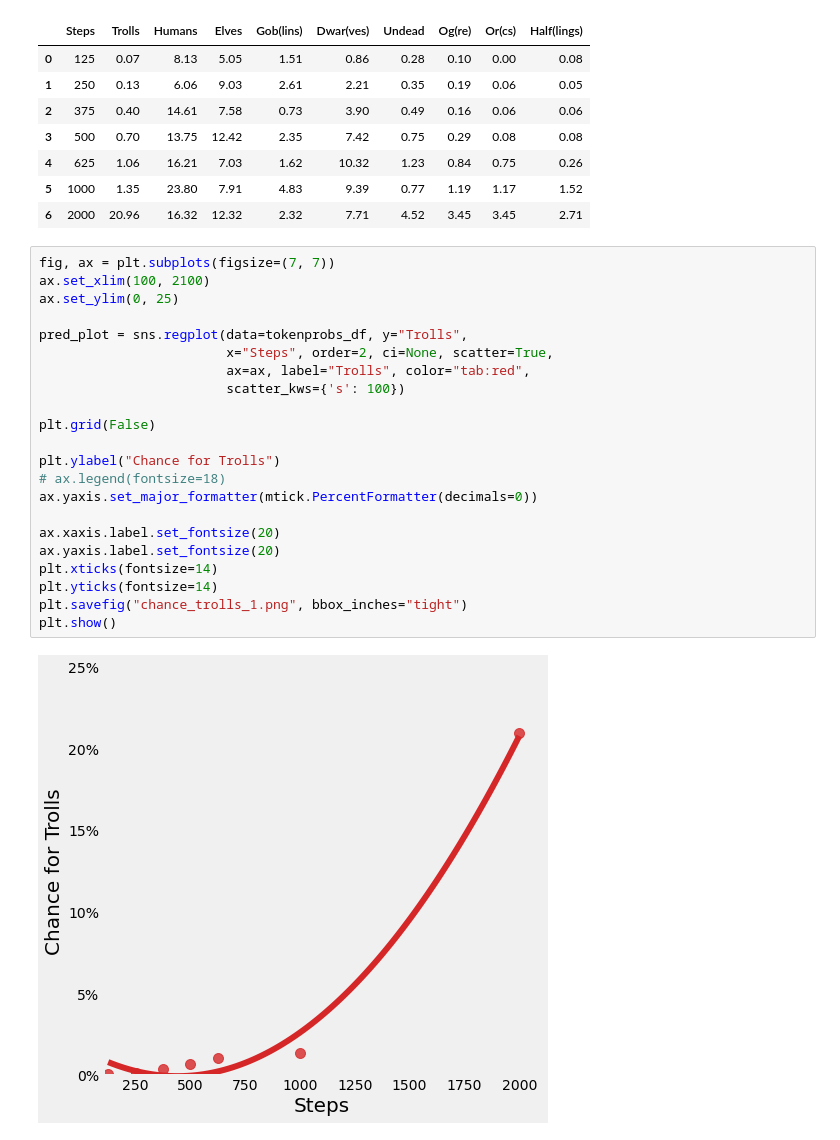
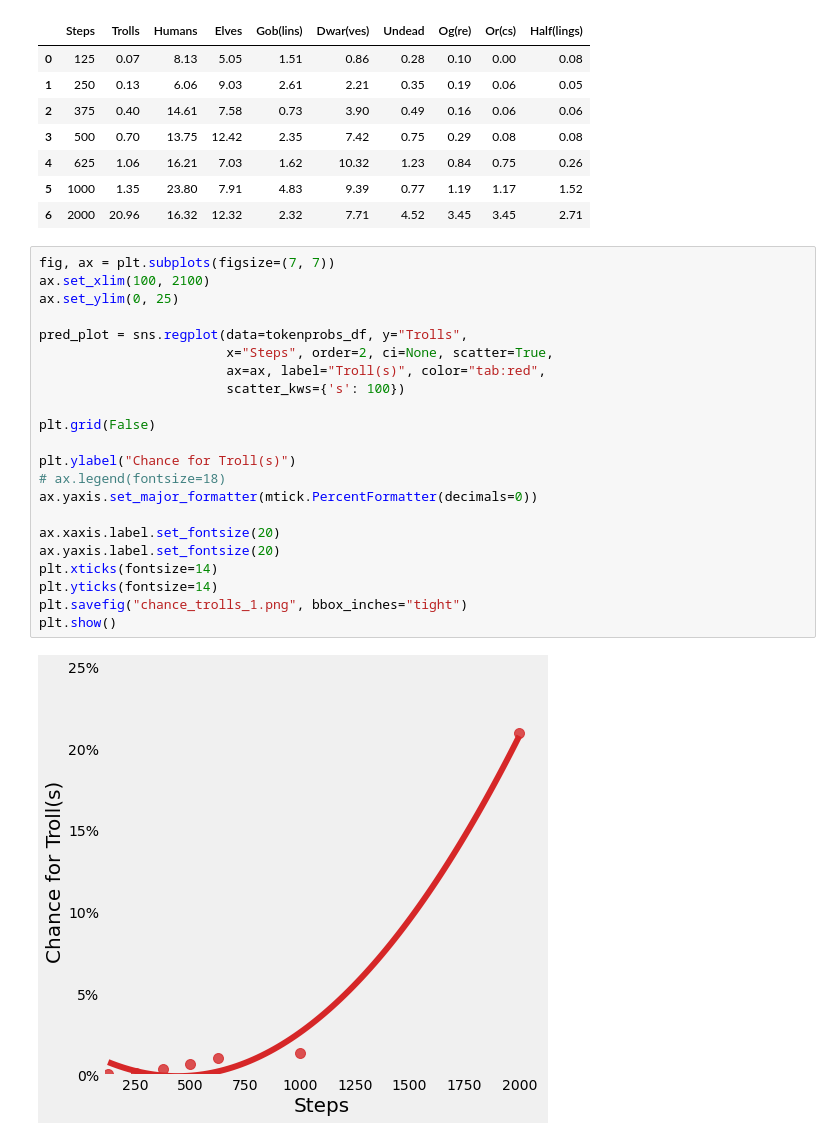
Before and after one commit to TravelingRobot/NAI_Community_Research, a Jupyter notebook: module_studies/fb_encounters/FB Encounters.ipynb, the cells around one changed output. Saved outputs shown, nothing was run; the diff lists cells and outputs as text.

```diff
--- a/module_studies/fb_encounters/FB Encounters.ipynb
+++ b/module_studies/fb_encounters/FB Encounters.ipynb
@@ -268,27 +268,27 @@ tokenprobs_df
 # %%
 fig, ax = plt.subplots(figsize=(7, 7))
 ax.set_xlim(100, 2100)
 ax.set_ylim(0, 25)
 
 pred_plot = sns.regplot(data=tokenprobs_df, y="Trolls",
                         x="Steps", order=2, ci=None, scatter=True,
-                        ax=ax, label="Trolls", color="tab:red",
+                        ax=ax, label="Troll(s)", color="tab:red",
                         scatter_kws={'s': 100})
 
 plt.grid(False)
 
-plt.ylabel("Chance for Trolls")
+plt.ylabel("Chance for Troll(s)")
 # ax.legend(fontsize=18)
 ax.yaxis.set_major_formatter(mtick.PercentFormatter(decimals=0))
 
 ax.xaxis.label.set_fontsize(20)
 ax.yaxis.label.set_fontsize(20)
 plt.xticks(fontsize=14)
 plt.yticks(fontsize=14)
 plt.savefig("chance_trolls_1.png", bbox_inches="tight")
 plt.show()
 # %% [output]
-[figure, old version]
+[figure, new version]
 # %%
 fig, ax = plt.subplots(figsize=(7, 7))
 ax.set_xlim(100, 2100)
```
Also changed, not shown: parts of 4 cells of this notebook, 9 other files.
